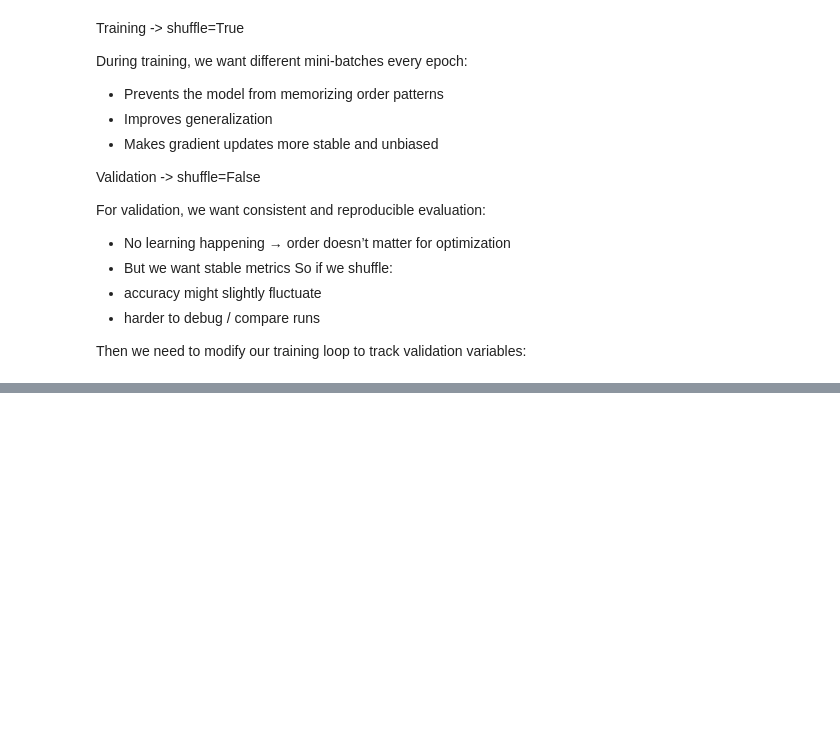
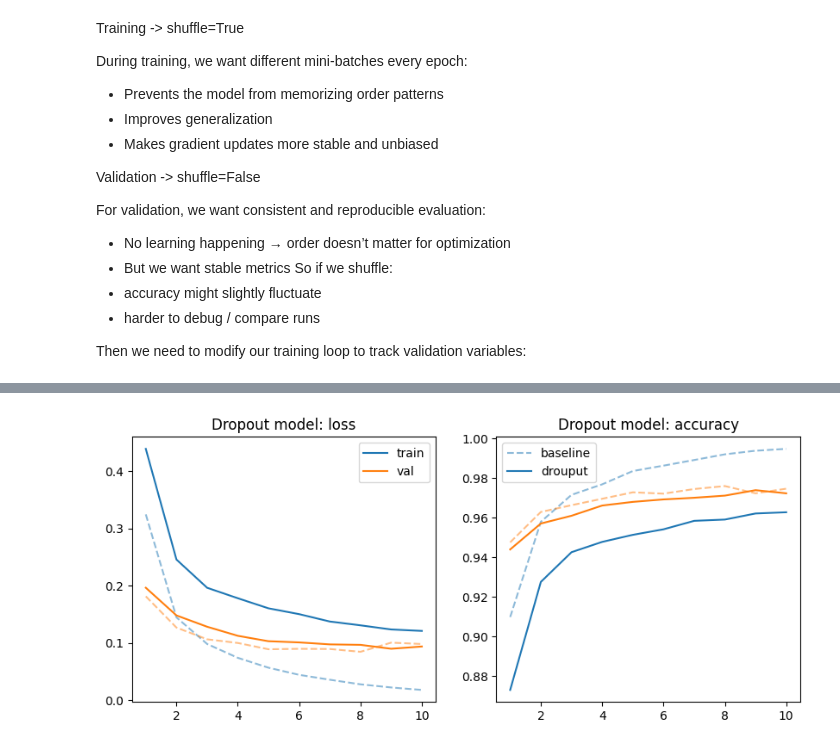
Before and after one commit to aadupuy/dl-fundamentals, a Jupyter notebook: mnist.ipynb, the cells around one changed output, grey strips where cells are left out. Saved outputs shown, nothing was run; the diff lists cells and outputs as text; code cells hidden in the pictures; blank space fills up the shorter version.

Commit message:
tested L2 and dropout regularization to reduce overfitting

```diff
--- a/mnist.ipynb
+++ b/mnist.ipynb
@@ -736,0 +744,10 @@ What to do next:
+# %%
+model_dropout = nn.Sequential(
+    nn.Flatten(),
+    nn.Linear(28 * 28, 128),
+    nn.ReLU(),
+    nn.Dropout(p=0.5), # strong dropout rate to see effect clearly
+    nn.Linear(128, 10)
+).to(device)
+
+print(model_dropout)
@@ -736,0 +762,3 @@ What to do next:
+# %%
+criterion = nn.CrossEntropyLoss()
+optimizer_dropout = torch.optim.Adam(model_dropout.parameters(), lr=1e-3)
@@ -736,0 +843,26 @@ What to do next:
+# %%
+f, ax = plt.subplots(1, 2, figsize=(10, 4))
+
+# Loss
+ax[0].plot(range(1, num_epochs + 1), train_losses, color='tab:blue', ls='dashed', alpha=0.5)
+ax[0].plot(range(1, num_epochs + 1), val_losses, color='tab:orange', ls='dashed', alpha=0.5)
+
+ax[0].plot(range(1, num_epochs + 1), train_losses_dropout, color='tab:blue', label="train")
+ax[0].plot(range(1, num_epochs + 1), val_losses_dropout, color='tab:orange', label="val")
+
+ax[0].set_title("Dropout model: loss")
+ax[0].legend()
+
+# Accuracy
+ax[1].plot(range(1, num_epochs + 1), train_accuracies, label='baseline', color='tab:blue', ls='dashed', alpha=0.5)
+ax[1].plot(range(1, num_epochs + 1), val_accuracies, color='tab:orange', ls='dashed', alpha=0.5)
+
+ax[1].plot(range(1, num_epochs + 1), train_accuracies_dropout, label="drouput", color='tab:blue')
+ax[1].plot(range(1, num_epochs + 1), val_accuracies_dropout, color='tab:orange')
+
+ax[1].set_title("Dropout model: accuracy")
+ax[1].legend()
+
+plt.show()
+# %% [output]
+[figure, added]
```
Also changed, not shown: parts of 24 cells of this notebook.
